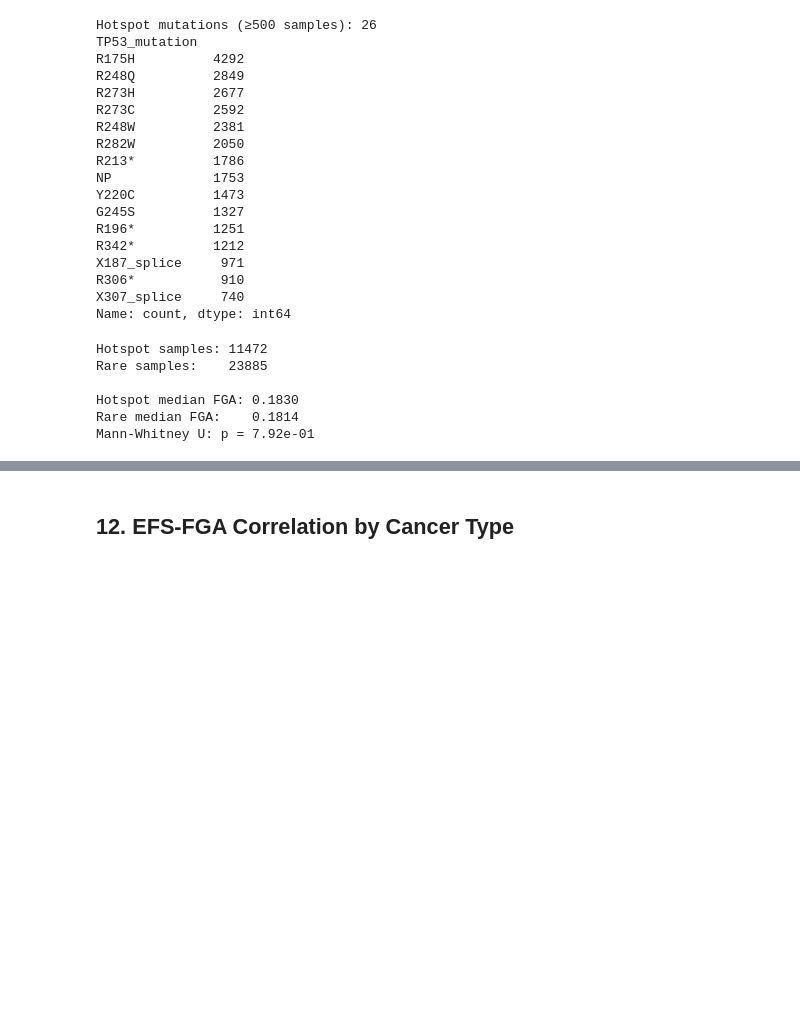
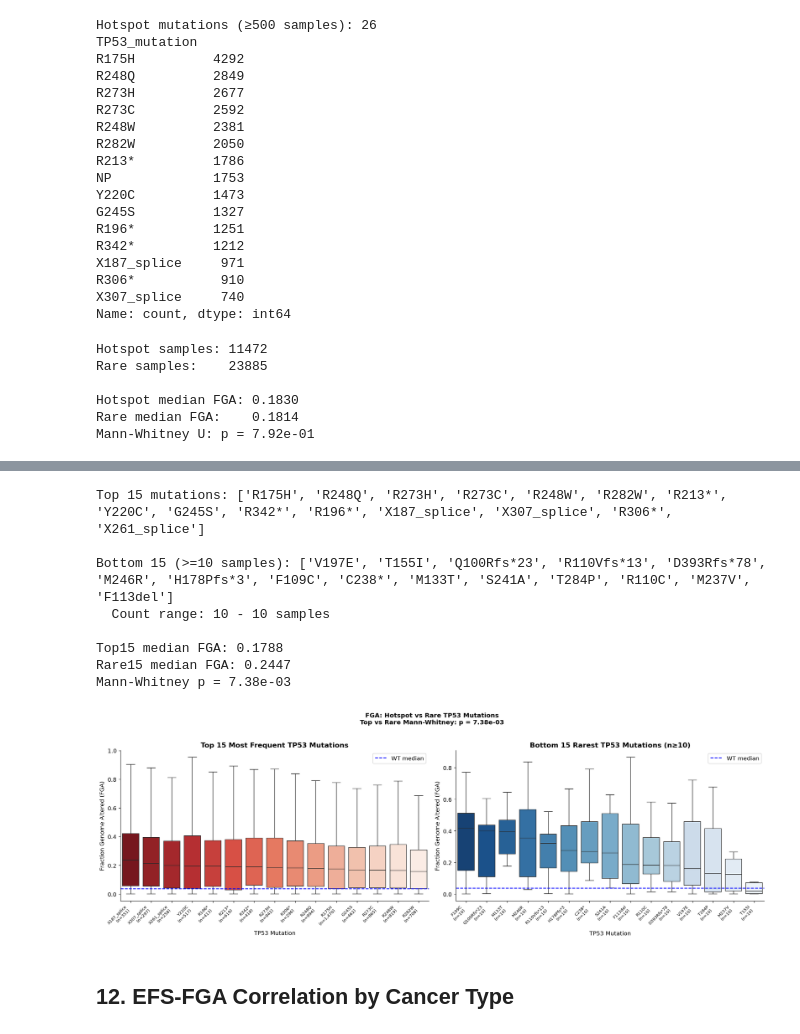
Before and after one commit to OrnitB/cancer_bioinformatics, a Jupyter notebook: project/tp53_cnv_analysis.ipynb, the cells around one changed output, grey strips where cells are left out. Cells and saved outputs as stored; diff of their text form; code cells hidden in the pictures; blank space fills up the shorter version.

```diff
--- a/project/tp53_cnv_analysis.ipynb
+++ b/project/tp53_cnv_analysis.ipynb
@@ -1003,3 +985,83 @@ Kruskal-Wallis across frequency tiers: p = 7.99e-05
+# %%
+# Hotspot vs Rare: Top 15 most frequent vs Bottom 15 rarest mutations (n>=10)
+import re
+
+def extract_position(mut):
+    m = re.search(r'[A-Z*]?(\d+)', str(mut))
+    return int(m.group(1)) if m else None
+
+df_mutants = df_analysis[df_analysis['TP53_mut_simple'] == 'Mutant'].copy()
+
+# Mutation-level counts
+mut_counts_all = df_mutants['TP53_mutation'].value_counts()
+
+# Top 15 most frequent
+top15 = mut_counts_all.head(15).index.tolist()
+
+# Bottom 15 rarest with at least 10 samples (for stable medians)
+rare_eligible = mut_counts_all[mut_counts_all >= 10]
+bottom15 = rare_eligible.tail(15).index.tolist()
+
+print(f'Top 15 mutations: {top15}')
+print(f'\nBottom 15 (>=10 samples): {bottom15}')
+print(f'  Count range: {mut_counts_all[bottom15].min()} - {mut_counts_all[bottom15].max()} samples')
+
+# Subset data
+df_top = df_mutants[df_mutants['TP53_mutation'].isin(top15)].copy()
+df_rare = df_mutants[df_mutants['TP53_mutation'].isin(bottom15)].copy()
+
+top_order = df_top.groupby('TP53_mutation')['FGA'].median().sort_values(ascending=False).index.tolist()
+rare_order = df_rare.groupby('TP53_mutation')['FGA'].median().sort_values(ascending=False).index.tolist()
+
+# Mann-Whitney: top vs rare
+from scipy.stats import mannwhitneyu
+stat_tr, p_tr = mannwhitneyu(df_top['FGA'].dropna(), df_rare['FGA'].dropna(), alternative='two-sided')
+print(f'\nTop15 median FGA: {df_top["FGA"].median():.4f}')
+print(f'Rare15 median FGA: {df_rare["FGA"].median():.4f}')
+print(f'Mann-Whitney p = {p_tr:.2e}')
+
+fig, axes = plt.subplots(1, 2, figsize=(18, 6))
+
+# --- Panel A: Top 15 ---
+ax = axes[0]
+sns.boxplot(data=df_top, x='TP53_mutation', y='FGA', order=top_order,
+            palette='Reds_r', showfliers=False, ax=ax)
+ax.axhline(y=wt_fga.median(), color='blue', linestyle='--', linewidth=1.5, label='WT median')
+ax.set_xticklabels([f'{m}\n(n={mut_counts_all[m]:,})' for m in top_order],
+                   rotation=45, ha='right', fontsize=8)
+ax.set_title('Top 15 Most Frequent TP53 Mutations', fontweight='bold')
+ax.set_xlabel('TP53 Mutation')
+ax.set_ylabel('Fraction Genome Altered (FGA)')
+ax.legend()
+
+# --- Panel B: Bottom 15 rarest ---
+ax = axes[1]
+sns.boxplot(data=df_rare, x='TP53_mutation', y='FGA', order=rare_order,
+            palette='Blues_r', showfliers=False, ax=ax)
+ax.axhline(y=wt_fga.median(), color='blue', linestyle='--', linewidth=1.5, label='WT median')
+ax.set_xticklabels([f'{m}\n(n={mut_counts_all[m]:,})' for m in rare_order],
+                   rotation=45, ha='right', fontsize=8)
+ax.set_title('Bottom 15 Rarest TP53 Mutations (n≥10)', fontweight='bold')
+ax.set_xlabel('TP53 Mutation')
+ax.set_ylabel('Fraction Genome Altered (FGA)')
+ax.legend()
+
+p_label = f'Top vs Rare Mann-Whitney: p = {p_tr:.2e}'
+fig.suptitle(f'FGA: Hotspot vs Rare TP53 Mutations\n{p_label}',
+             fontsize=12, fontweight='bold', y=1.02)
+plt.tight_layout()
+plt.savefig('figures/fig7b_hotspot_vs_rare.png', dpi=150, bbox_inches='tight')
+plt.show()
+# %% [output]
+Top 15 mutations: ['R175H', 'R248Q', 'R273H', 'R273C', 'R248W', 'R282W', 'R213*', 'Y220C', 'G245S', 'R342*', 'R196*', 'X187_splice', 'X307_splice', 'R306*', 'X261_splice']
+
+Bottom 15 (>=10 samples): ['V197E', 'T155I', 'Q100Rfs*23', 'R110Vfs*13', 'D393Rfs*78', 'M246R', 'H178Pfs*3', 'F109C', 'C238*', 'M133T', 'S241A', 'T284P', 'R110C', 'M237V', 'F113del']
+  Count range: 10 - 10 samples
+
+Top15 median FGA: 0.1788
+Rare15 median FGA: 0.2447
+Mann-Whitney p = 7.38e-03
+[figure, added]
 # %% [markdown]
 ## 12. EFS-FGA Correlation by Cancer Type
 # %%
```
Also changed, not shown: parts of 4 cells of this notebook, 4 other files.
